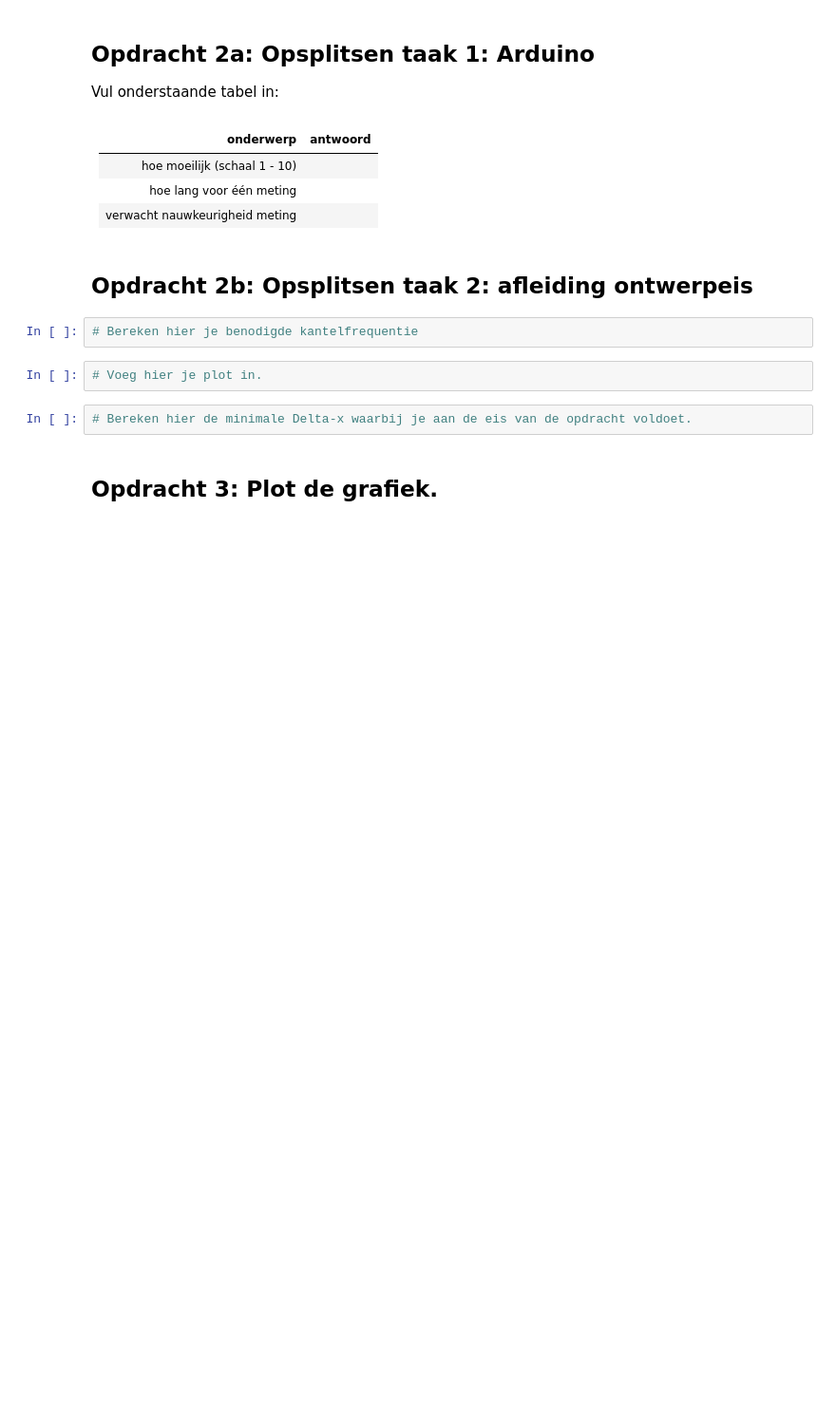
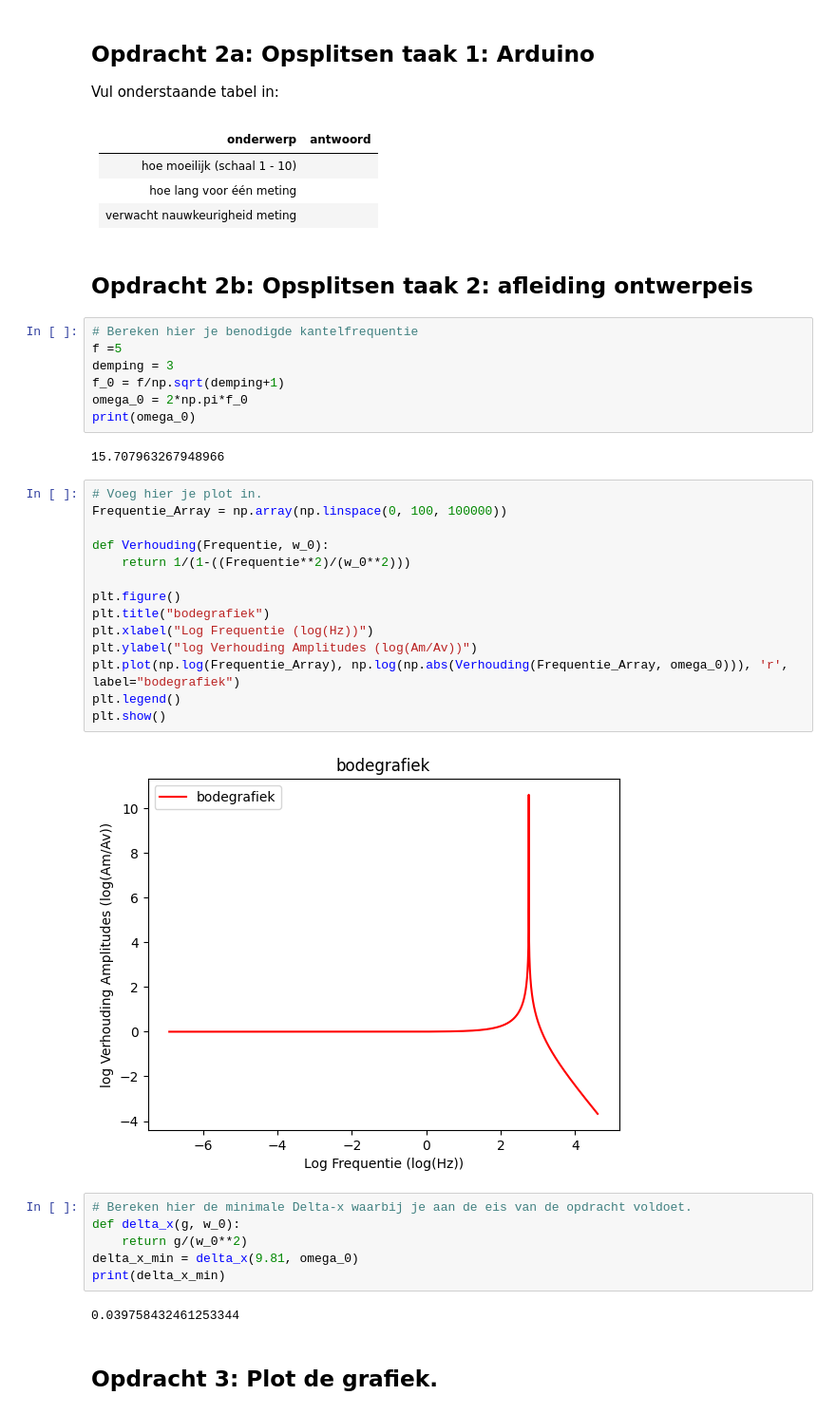
Before and after one commit to oledoekes/opdrachten-DEF-D, a Jupyter notebook: FysiekeOntwerpopdrachten/5MaakEenOpstellingTrillingsvrij/Ontwerpopdracht5MaakEenOpstellingTrillingsvrijInvulTemplate.ipynb, the cells around one changed output. Shown at 95% size. Drawn from its saved outputs; the diff is of its cells as text; blank space fills up the shorter version.

```diff
--- a/FysiekeOntwerpopdrachten/5MaakEenOpstellingTrillingsvrij/Ontwerpopdracht5MaakEenOpstellingTrillingsvrijInvulTemplate.ipynb
+++ b/FysiekeOntwerpopdrachten/5MaakEenOpstellingTrillingsvrij/Ontwerpopdracht5MaakEenOpstellingTrillingsvrijInvulTemplate.ipynb
@@ -46,10 +47,37 @@ Vul onderstaande tabel in:
 ## Opdracht 2b: Opsplitsen taak 2: afleiding ontwerpeis
 # %%
 # Bereken hier je benodigde kantelfrequentie
+f =5
+demping = 3
+f_0 = f/np.sqrt(demping+1)
+omega_0 = 2*np.pi*f_0
+print(omega_0)
+# %% [output]
+15.707963267948966
 # %%
 # Voeg hier je plot in.
+Frequentie_Array = np.array(np.linspace(0, 100, 100000))
+
+def Verhouding(Frequentie, w_0):
+    return 1/(1-((Frequentie**2)/(w_0**2)))
+
+plt.figure()
+plt.title("bodegrafiek")
+plt.xlabel("Log Frequentie (log(Hz))")
+plt.ylabel("log Verhouding Amplitudes (log(Am/Av))")
+plt.plot(np.log(Frequentie_Array), np.log(np.abs(Verhouding(Frequentie_Array, omega_0))), 'r', label="bodegrafiek")
+plt.legend()
+plt.show()
+# %% [output]
+[figure, added]
 # %%
 # Bereken hier de minimale Delta-x waarbij je aan de eis van de opdracht voldoet.
+def delta_x(g, w_0):
+    return g/(w_0**2)
+delta_x_min = delta_x(9.81, omega_0)
+print(delta_x_min)
+# %% [output]
+0.039758432461253344
 # %% [markdown]
 ## Opdracht 3: Plot de grafiek.
 # %%
```
Also changed, not shown: parts of 3 cells of this notebook.
